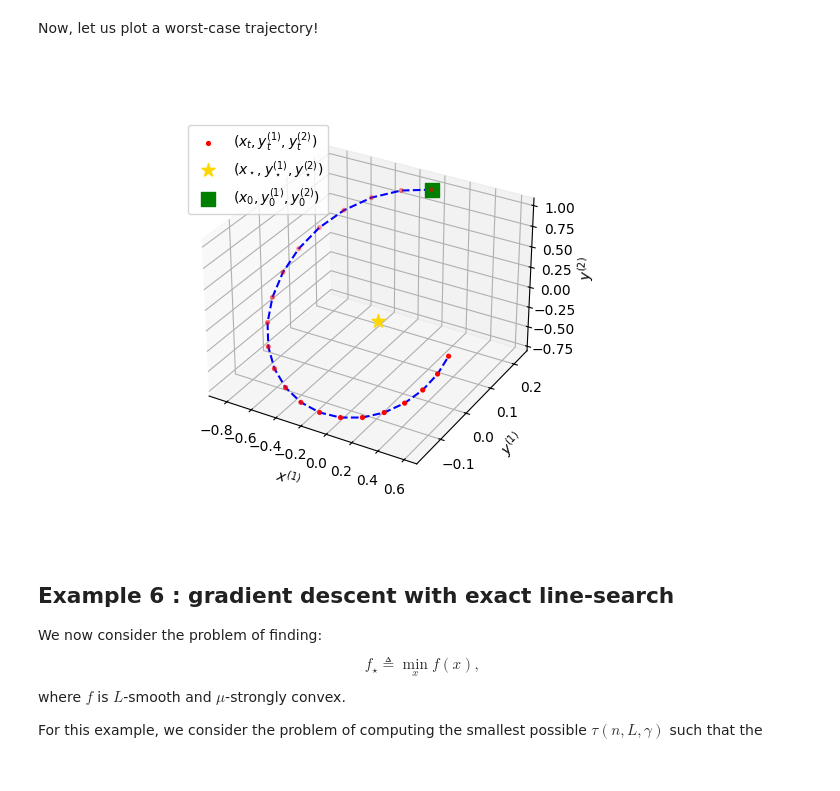
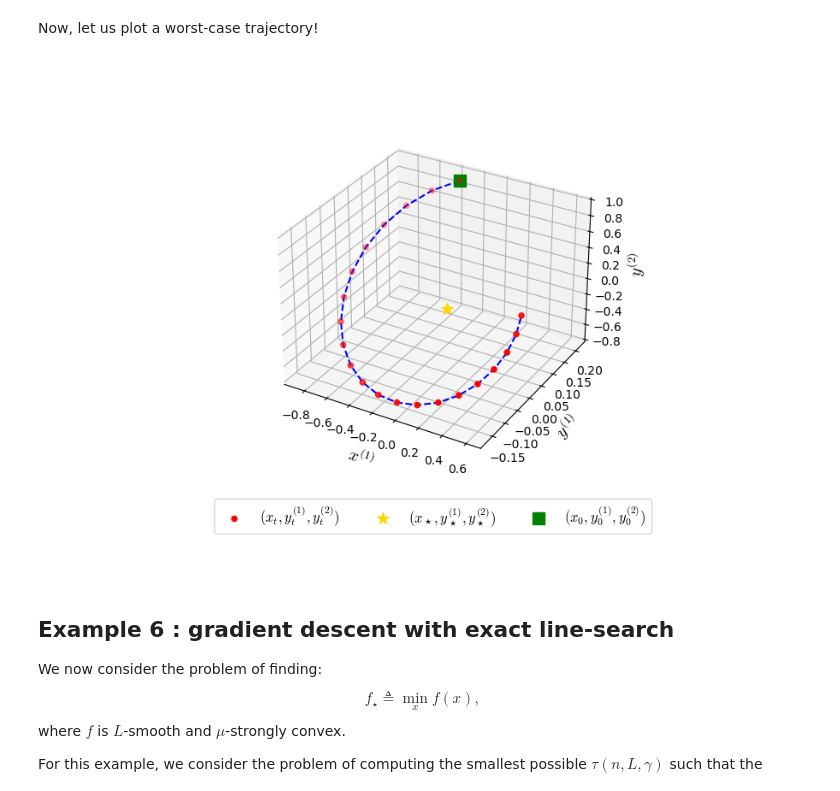
Before and after one commit to PerformanceEstimation/PEPit, a Jupyter notebook: ressources/demo/PEPit_demo_extract_worst_case_examples.ipynb, the cells around one changed output. Saved outputs shown, nothing was run; the diff lists cells and outputs as text; code cells hidden in the pictures.

Commit message:
minor visual fixes to figures and for loop progression indicators

```diff
--- a/ressources/demo/PEPit_demo_extract_worst_case_examples.ipynb
+++ b/ressources/demo/PEPit_demo_extract_worst_case_examples.ipynb
@@ -174,6 +181,5 @@ x_test = np.linspace(x_min,x_max,nb_pts_grid)
 fx_test = np.zeros(x_test.shape)
 for i in range(len(x_test)):
     fx_test[i] = feval(np.array([x_test[i]]))
-    if (i+1) % 50 == 0:
-        print('{} done on {}'.format((i+1),len(x_test)))
+    print(f'{i + 1} / {len(x_test)} grid points computed', end='\r', flush=True)
 # %% [output]
@@ -412,19 +417,5 @@ y_test = np.linspace(y_min-margin,y_max+margin,nb_pts_grid)
 fy_test = np.zeros(y_test.shape)
 for i in range(len(y_test)):
     fy_test[i] = feval(np.array([y_test[i]]))
-    if (i+1) % 50 == 0:
-        print('{} done on {}'.format((i+1),len(y_test)))
-
-
-# Create a grid of points where an interpolating function for h() should be computed:
-nb_pts_grid = 50
-x_min = np.min([np.min(x_list_evaluated),xs_evaluated])
-x_max = np.max([np.max(x_list_evaluated),xs_evaluated])
-x_test = np.linspace(x_min-margin,x_max+margin,nb_pts_grid)
-
-hx_test = np.zeros(x_test.shape)
-for i in range(len(x_test)):
-    hx_test[i] = heval(np.array([x_test[i]]))
-    if (i+1) % 50 == 0:
-        print('{} done on {}'.format((i+1),len(x_test)))
+    print(f'{i + 1} / {len(y_test)} grid points computed', end='\r', flush=True)
 # %% [output]
@@ -593,6 +596,5 @@ fx_test = np.zeros(x_test.shape)
 # Interpolate on the grid!
 for i in range(len(x_test)):
     fx_test[i] = feval(np.array([x_test[i]]))
-    if (i+1) % 50 == 0:
-        print('{} done on {}'.format(i+1,len(x_test)))
+    print(f'{i + 1} / {len(x_test)} grid points computed', end='\r', flush=True)
 # %% [output]
@@ -630,6 +631,5 @@ fx_test = np.zeros(x_test.shape)
 # Interpolate on the grid!
 for i in range(len(x_test)):
     fx_test[i] = feval(np.array([x_test[i]]))
-    if (i+1) % 50 == 0:
-        print('{} done on {}'.format(i+1,len(x_test)))
+    print(f'{i + 1} / {len(x_test)} grid points computed', end='\r', flush=True)
 # %% [output]
@@ -917,39 +920,40 @@ x2 = x_array[:, 1]
 y_array = np.array(y_list_evaluated)
 y1 = y_array[:, 0]
 y2 = y_array[:, 1]
 
 # Worst-case point (xs_evaluated is a 2D vector)
 xs = np.array(xs_evaluated)
 xs1, xs2 = xs[0], xs[1]
 # Worst-case point (ys_evaluated is a 2D vector)
 ys = np.array(ys_evaluated)
 ys1, ys2 = ys[0], ys[1]
 
-fig = plt.figure()
+fig = plt.figure(figsize=(9, 6))
 ax = fig.add_subplot(111, projection='3d')
 
 # Blue line (trajectory)
 ax.plot(x1, y1, y2, '--', color='blue')
-ax.scatter(x1, y1, y2, marker='.', color='red',
-           s=30, label='$(x_t,y_t^{(1)},y_t^{(2)})$')
+ax.scatter(x1, y1, y2, marker='o', color='red',
+           s=20, label='$(x_t,y_t^{(1)},y_t^{(2)})$')
 
 # Gold star (optimal point)
 ax.scatter(xs1, ys1, ys2, marker='*', color='gold',
-           s=100, label='$(x_\star,y_\star^{(1)},y_\star^{(2)})$')
+           s=100, label=r'$(x_\star,y_\star^{(1)},y_\star^{(2)})$')
 
 # Green point (starting point)
 ax.scatter(x1[0], y1[0], y2[0], marker='s', color='green',
            s=100, label='$(x_0,y_0^{(1)},y_0^{(2)})$')
 
 ax.set_xlabel('$x^{(1)}$')
 ax.set_ylabel('$y^{(1)}$')
 ax.set_zlabel('$y^{(2)}$')
 
-ax.legend()
+ax.legend(loc='upper center', bbox_to_anchor=(0.5, -0.08), ncol=3, borderaxespad=0.)
+fig.subplots_adjust(bottom=0.2)
 
 plt.show()
 # %% [output]
-[figure, old version]
+[figure, new version]
 # %% [markdown]
 ## Example 6 : gradient descent with exact line-search <a class="anchor" id="example6"></a>
 
```
Also changed, not shown: parts of 22 cells of this notebook.
